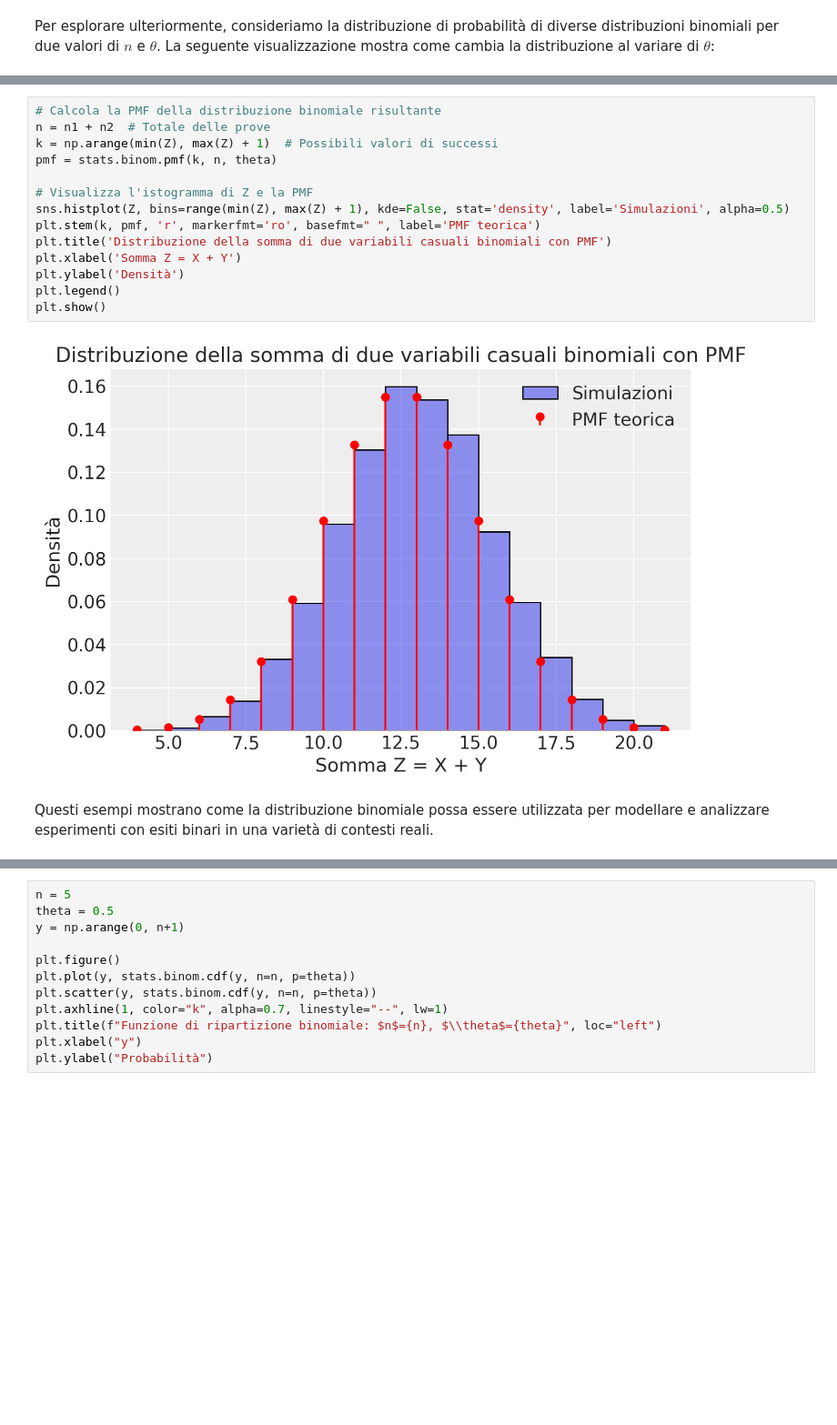
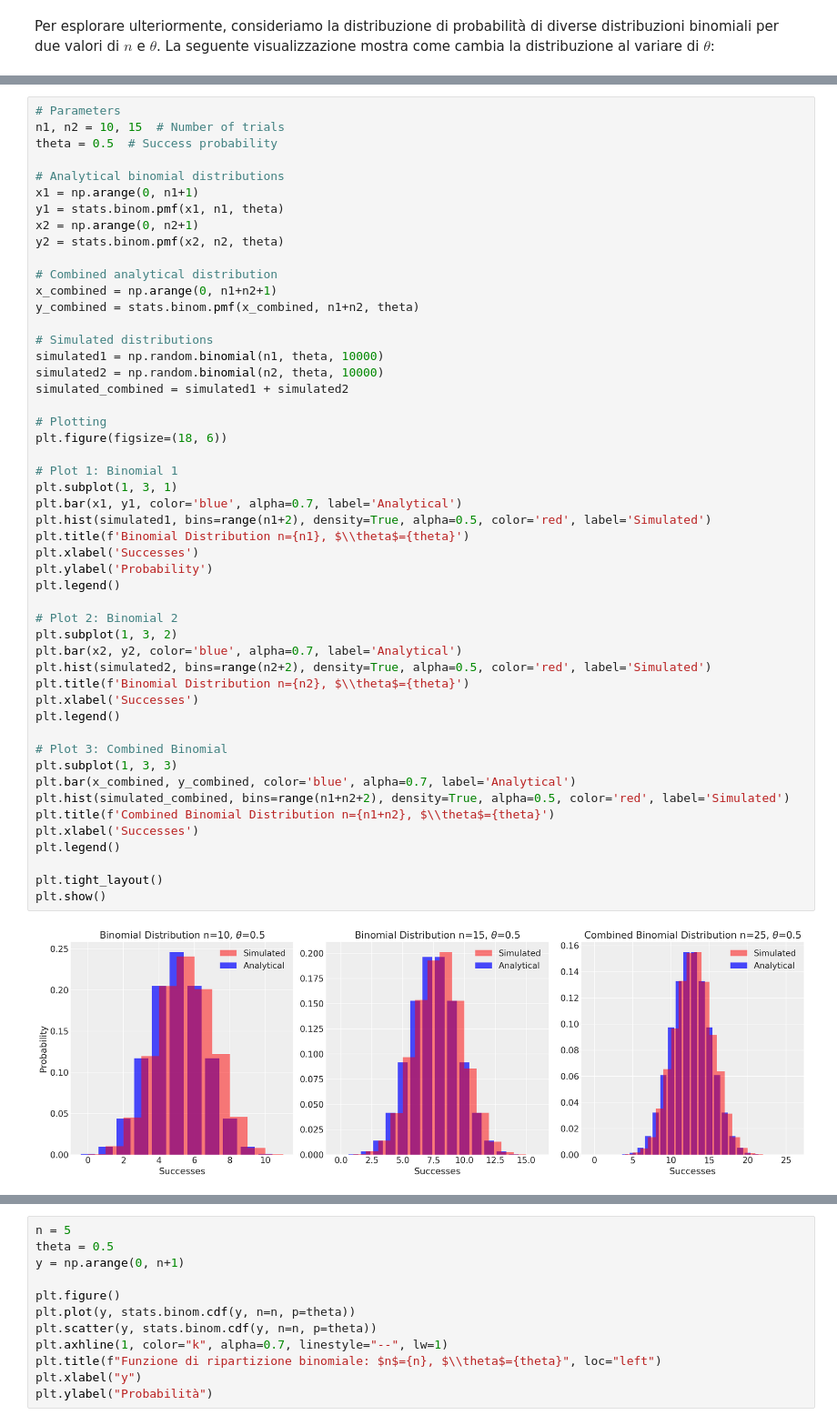
Before and after one commit to ccaudek/ds4p, a Jupyter notebook: _sources/chapter_3/07_discr_rv_distr.ipynb, the cells around one changed output, grey strips where cells are left out. Shown at 91% size. Saved outputs shown, nothing was run; the diff lists cells and outputs as text; blank space fills up the shorter version.

```diff
--- a/_sources/chapter_3/07_discr_rv_distr.ipynb
+++ b/_sources/chapter_3/07_discr_rv_distr.ipynb
@@ -186,19 +204,53 @@ plt.show()
-# %%
-# Calcola la PMF della distribuzione binomiale risultante
-n = n1 + n2  # Totale delle prove
-k = np.arange(min(Z), max(Z) + 1)  # Possibili valori di successi
-pmf = stats.binom.pmf(k, n, theta)
-
-# Visualizza l'istogramma di Z e la PMF
-sns.histplot(Z, bins=range(min(Z), max(Z) + 1), kde=False, stat='density', label='Simulazioni', alpha=0.5)
-plt.stem(k, pmf, 'r', markerfmt='ro', basefmt=" ", label='PMF teorica')
-plt.title('Distribuzione della somma di due variabili casuali binomiali con PMF')
-plt.xlabel('Somma Z = X + Y')
-plt.ylabel('Densità')
-plt.legend()
-plt.show()
-# %% [output]
-[figure, removed]
-# %% [markdown]
-Questi esempi mostrano come la distribuzione binomiale possa essere utilizzata per modellare e analizzare esperimenti con esiti binari in una varietà di contesti reali.
+# %%
+# Parameters
+n1, n2 = 10, 15  # Number of trials
+theta = 0.5  # Success probability
+
+# Analytical binomial distributions
+x1 = np.arange(0, n1+1)
+y1 = stats.binom.pmf(x1, n1, theta)
+x2 = np.arange(0, n2+1)
+y2 = stats.binom.pmf(x2, n2, theta)
+
+# Combined analytical distribution
+x_combined = np.arange(0, n1+n2+1)
+y_combined = stats.binom.pmf(x_combined, n1+n2, theta)
+
+# Simulated distributions
+simulated1 = np.random.binomial(n1, theta, 10000)
+simulated2 = np.random.binomial(n2, theta, 10000)
+simulated_combined = simulated1 + simulated2
+
+# Plotting
+plt.figure(figsize=(18, 6))
+
+# Plot 1: Binomial 1
+plt.subplot(1, 3, 1)
+plt.bar(x1, y1, color='blue', alpha=0.7, label='Analytical')
+plt.hist(simulated1, bins=range(n1+2), density=True, alpha=0.5, color='red', label='Simulated')
+plt.title(f'Binomial Distribution n={n1}, $\\theta$={theta}')
+plt.xlabel('Successes')
+plt.ylabel('Probability')
+plt.legend()
+
+# Plot 2: Binomial 2
+plt.subplot(1, 3, 2)
+plt.bar(x2, y2, color='blue', alpha=0.7, label='Analytical')
+plt.hist(simulated2, bins=range(n2+2), density=True, alpha=0.5, color='red', label='Simulated')
+plt.title(f'Binomial Distribution n={n2}, $\\theta$={theta}')
+plt.xlabel('Successes')
+plt.legend()
+
+# Plot 3: Combined Binomial
+plt.subplot(1, 3, 3)
+plt.bar(x_combined, y_combined, color='blue', alpha=0.7, label='Analytical')
+plt.hist(simulated_combined, bins=range(n1+n2+2), density=True, alpha=0.5, color='red', label='Simulated')
+plt.title(f'Combined Binomial Distribution n={n1+n2}, $\\theta$={theta}')
+plt.xlabel('Successes')
+plt.legend()
+
+plt.tight_layout()
+plt.show()
+# %% [output]
+[figure, added]
 # %% [markdown]
```
Also changed, not shown: parts of 49 cells of this notebook, 9 other files.
